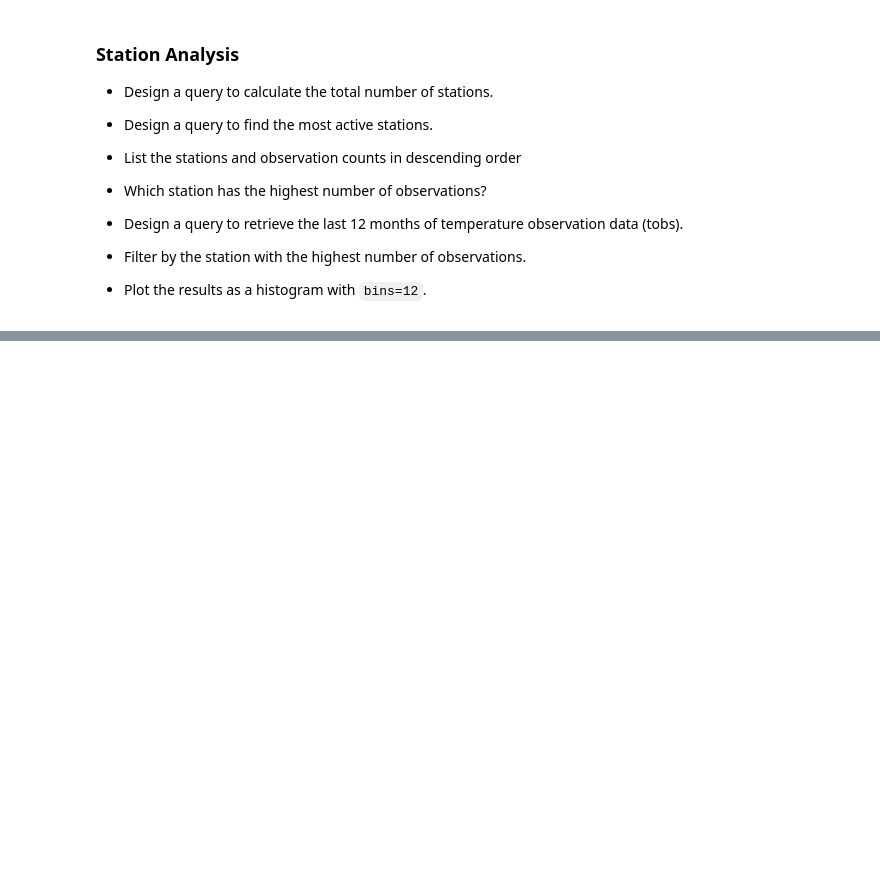
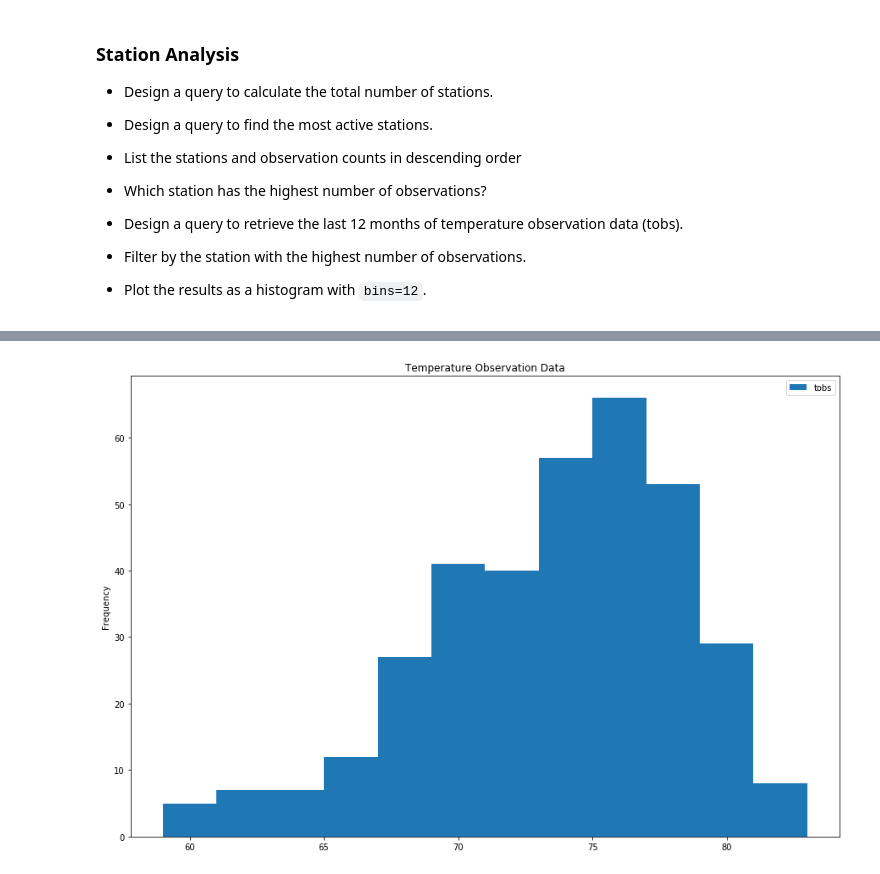
Before and after one commit to shandizmon/Data-Analysis-Visualization-Projects, a Jupyter notebook: 11-Adv-Data-Storage-Retrieval/climate_analysis.ipynb, the cells around one changed output, grey strips where cells are left out. Cells and saved outputs as stored; diff of their text form; code cells hidden in the pictures; blank space fills up the shorter version.

```diff
--- a/11-Adv-Data-Storage-Retrieval/climate_analysis.ipynb
+++ b/11-Adv-Data-Storage-Retrieval/climate_analysis.ipynb
@@ -120,0 +149,9 @@ df_date_precipitation.describe()
+# %%
+date_tobs=(session.query(Measurement.date,Measurement.tobs)
+.filter(Measurement.station=='USC00519281')
+.filter(Measurement.date>=start_date)
+.order_by(Measurement.date.desc()).all())
+# %%
+# Stations with the highest number of observations
+tobs_df=pd.DataFrame(date_tobs, columns=['date','tobs'])
+tobs_df.head()
@@ -120,0 +165,8 @@ df_date_precipitation.describe()
+# %%
+# Plot the results as a histogram with bins=12.
+tobs_df.plot(kind='hist',bins=12, figsize=(15,10))
+plt.title("Temperature Observation Data")
+plt.savefig("tobs.png")
+plt.show()
+# %% [output]
+[figure, added]
```
Also changed, not shown: parts of 9 cells of this notebook, 3 other files.
